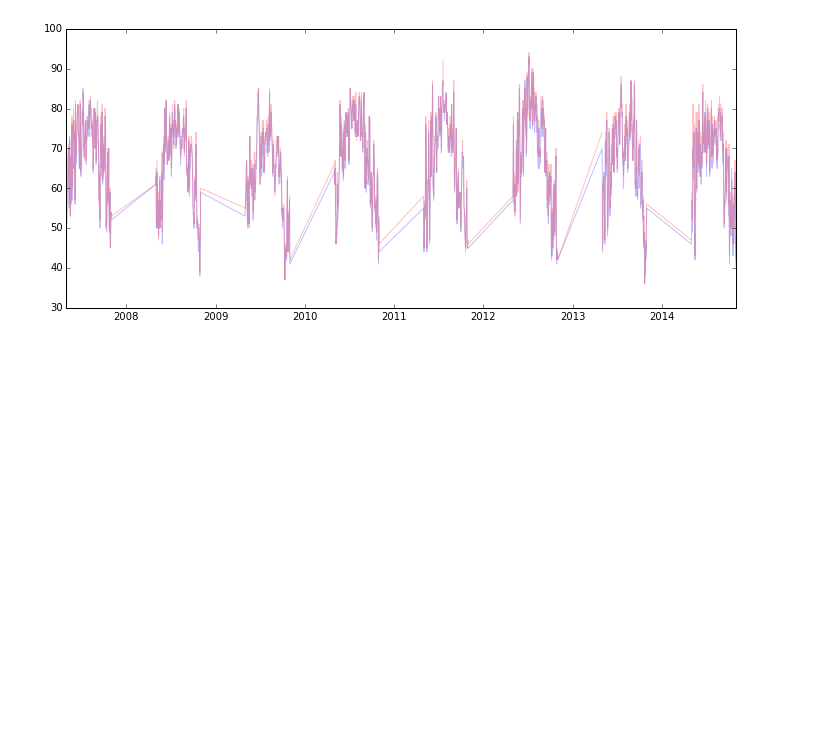
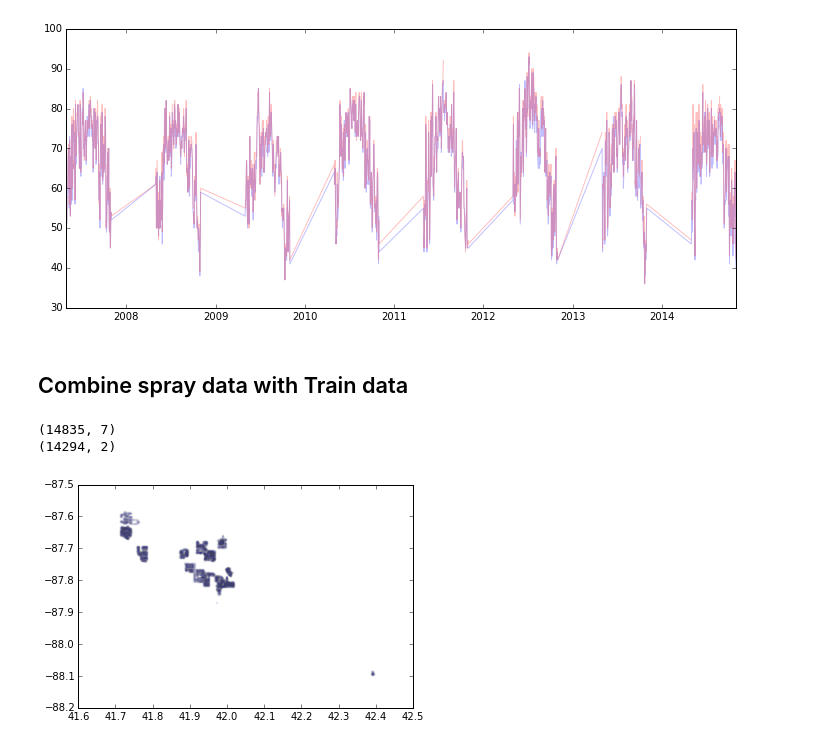
Before and after one commit to thekensta/kaggle-west-nile-virus, a Jupyter notebook: wnv.ipynb, the cells around one changed output. Saved outputs shown, nothing was run; the diff lists cells and outputs as text; code cells hidden in the pictures; blank space fills up the shorter version.

```diff
--- a/wnv.ipynb
+++ b/wnv.ipynb
@@ -263,3 +286,16 @@ fig = plt.gcf()
 fig.set_size_inches(12, 5)
 # %% [output]
 [figure]
+# %% [markdown]
+## Combine spray data with Train data
+# %%
+## Summarize some clusters for where spraying occurs
+print(spray.shape)
+spray_locations = spray[["Latitude", "Longitude"]].drop_duplicates()
+print(spray_locations.shape)
+
+plt.scatter(spray_locations.Latitude, spray_locations.Longitude, marker='.', alpha=0.02);
+# %% [output]
+(14835, 7)
+(14294, 2)
+[figure, added]
```
Also changed, not shown: parts of 13 cells of this notebook, 2 other files.
